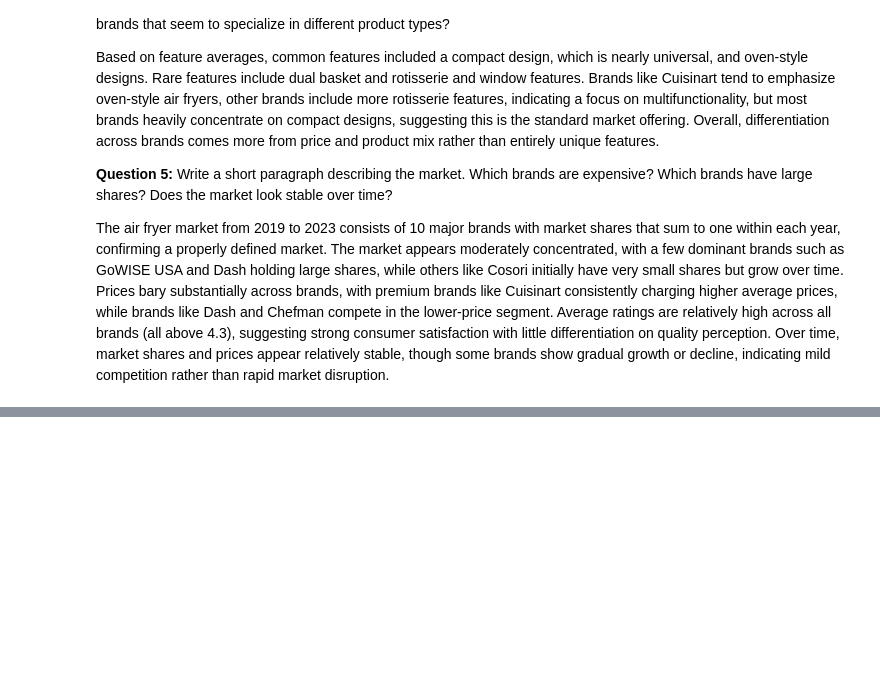
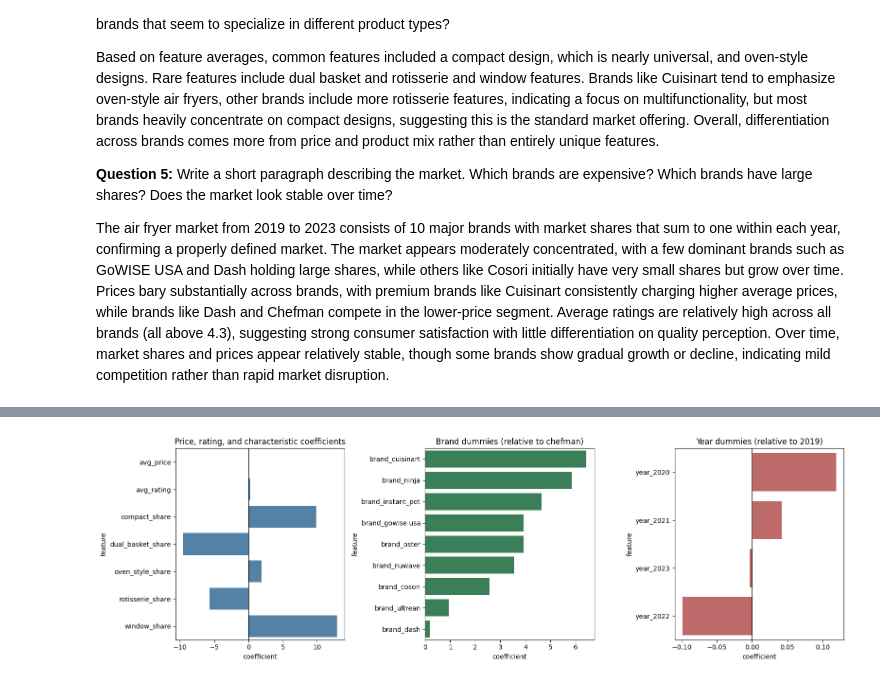
Before and after one commit to aerau05/air_fryers, a Jupyter notebook: demand_estimation_air_fryers.ipynb, the cells around one changed output, grey strips where cells are left out. Saved outputs shown, nothing was run; the diff lists cells and outputs as text; code cells hidden in the pictures; blank space fills up the shorter version.

```diff
--- a/demand_estimation_air_fryers.ipynb
+++ b/demand_estimation_air_fryers.ipynb
@@ -117,0 +201,19 @@ The air fryer market from 2019 to 2023 consists of 10 major brands with market s
+# %%
+main_coefs = coef_table[coef_table['feature'].isin(
+    ['avg_price', 'avg_rating'] + feature_cols
+)].reset_index(drop=True)
+
+brand_coefs = (coef_table[coef_table['feature'].str.startswith('brand_')]
+               .sort_values('coefficient', ascending=False)
+               .reset_index(drop=True))
+
+year_coefs = (coef_table[coef_table['feature'].str.startswith('year_')]
+              .sort_values('coefficient', ascending=False)
+              .reset_index(drop=True))
+
+print("--- Price, rating, characteristics ---")
+print(main_coefs.to_string(index=False))
+print("\n--- Brand dummies (vs. chefman) ---")
+print(brand_coefs.to_string(index=False))
+print("\n--- Year dummies (vs. 2019) ---")
+print(year_coefs.to_string(index=False))
@@ -117,0 +238,22 @@ The air fryer market from 2019 to 2023 consists of 10 major brands with market s
+# %%
+fig, axes = plt.subplots(1, 3, figsize=(16, 5))
+
+sns.barplot(data=main_coefs, y='feature', x='coefficient',
+            ax=axes[0], color='steelblue')
+axes[0].axvline(0, color='black', linewidth=0.8)
+axes[0].set_title('Price, rating, and characteristic coefficients')
+
+sns.barplot(data=brand_coefs, y='feature', x='coefficient',
+            ax=axes[1], color='seagreen')
+axes[1].axvline(0, color='black', linewidth=0.8)
+axes[1].set_title('Brand dummies (relative to chefman)')
+
+sns.barplot(data=year_coefs, y='feature', x='coefficient',
+            ax=axes[2], color='indianred')
+axes[2].axvline(0, color='black', linewidth=0.8)
+axes[2].set_title('Year dummies (relative to 2019)')
+
+plt.tight_layout()
+plt.show()
+# %% [output]
+[figure, added]
```
Also changed, not shown: parts of 11 cells of this notebook, 2 other files.
